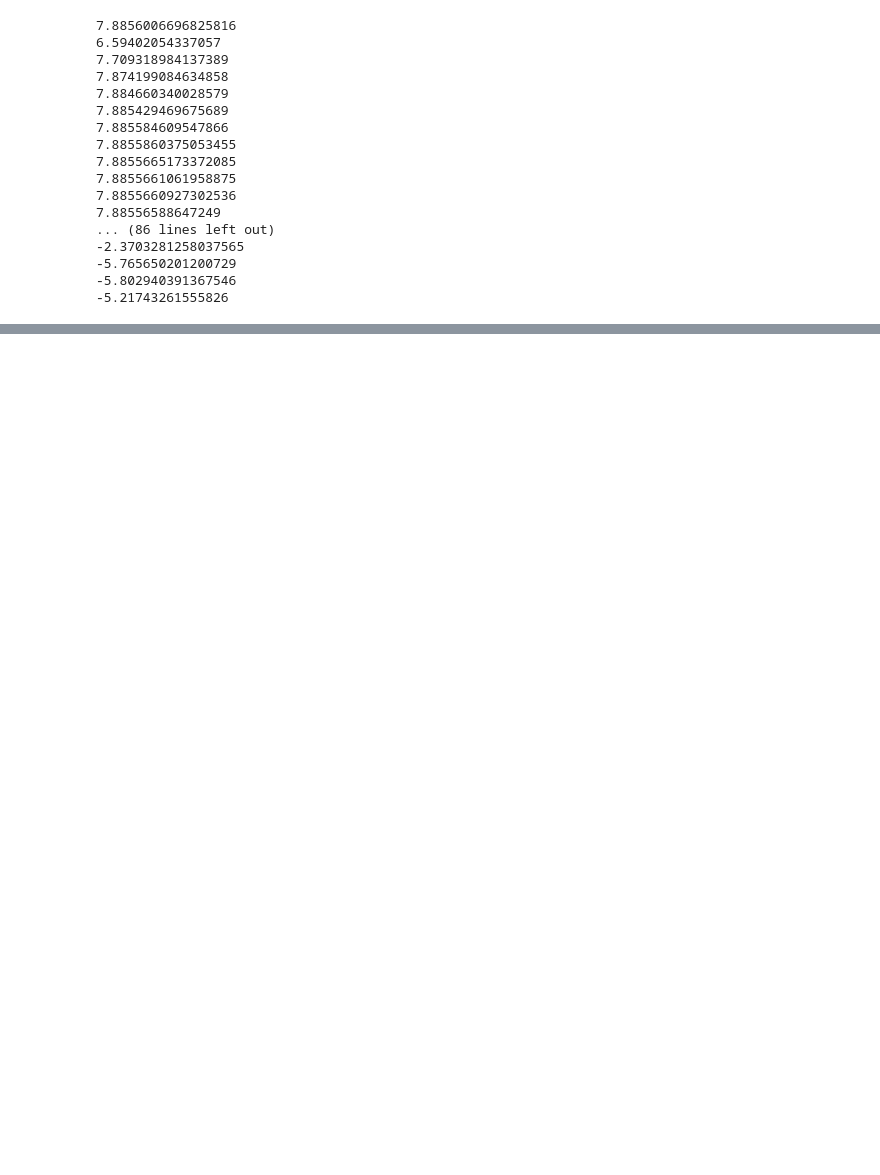
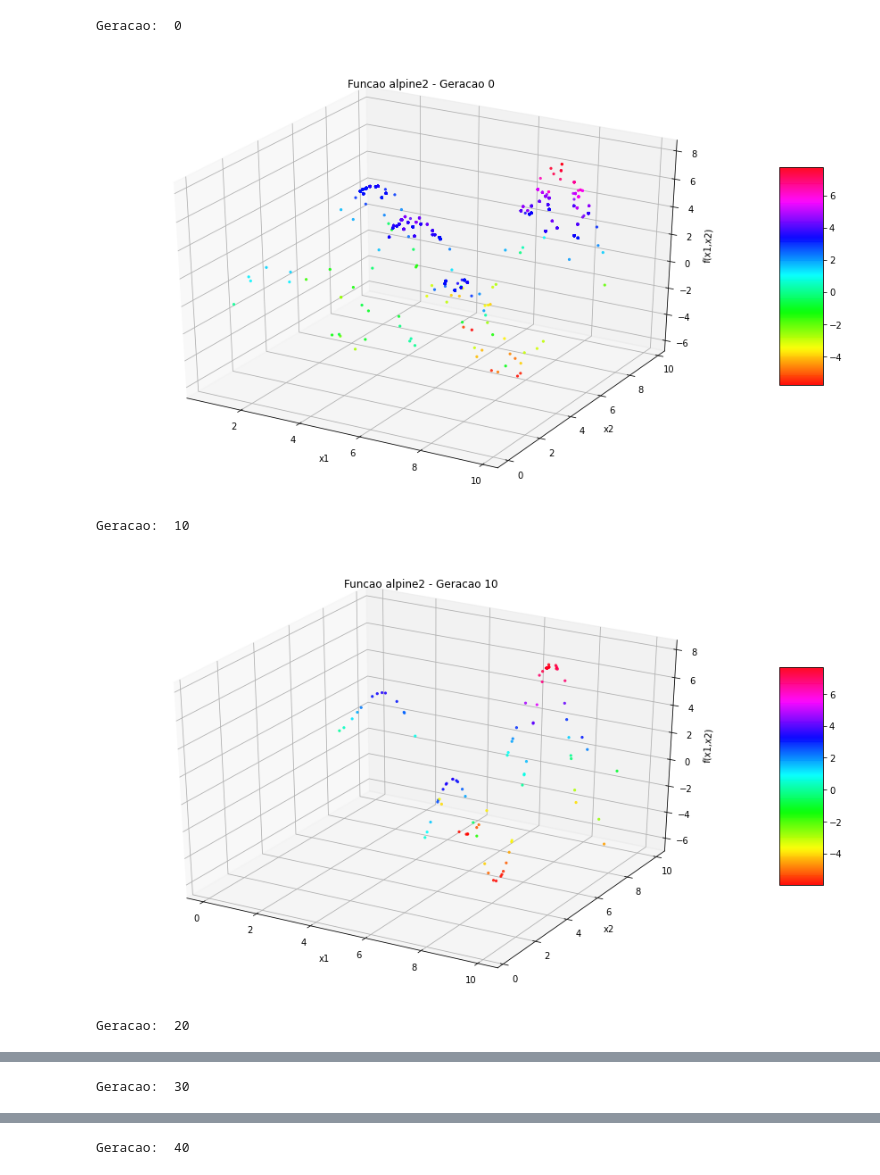
Before and after one commit to dissantos/AI_Practices, a Jupyter notebook: Laboratory/Practice_6_Genetico/algoritmo_genetico.ipynb, the cells around one changed output, grey strips where cells are left out. Cells and saved outputs as stored; diff of their text form; code cells hidden in the pictures; blank space fills up the shorter version.

Commit message:
Genetic algorithm report

```diff
--- a/Laboratory/Practice_6_Genetico/algoritmo_genetico.ipynb
+++ b/Laboratory/Practice_6_Genetico/algoritmo_genetico.ipynb
@@ -42,11 +77,12 @@ def crossover(P1, P2, tx_crossover):
     C1 = P1
     C2 = P2
     alpha = np.random.random()
+    rand = np.random.random()
     for i in range(len(P1)):
         t = alpha*P1[i] + (1 - alpha)*P2[i]
         s = alpha*P2[i] + (1 - alpha)*P1[i]
 
-        if (t >= 0 and t <= 10 and s >= 0 and s <= 10):
+        if (t >= 0 and t <= 10 and s >= 0 and s <= 10) and tx_crossover > rand:
             C1[i] = t
             C2[i] = s
 
@@ -54,15 +93,16 @@ def crossover(P1, P2, tx_crossover):
 # %%
-# Netodo de selecao - roleta
+# Metodo de selecao - roleta
 def selecao_roleta(Fx, df):
     posicao = 0
     soma_acumulada = np.cumsum(Fx)
     tamanho = len(Fx)
     limite = soma_acumulada[tamanho-1]
     divisao = np.random.randint(1,9)
-    rand = np.random.uniform(0.0, limite/divisao)
+    rand = random.triangular(0, 100,limite)
 
     for i, valor in enumerate(soma_acumulada):
         if rand <= valor:
             posicao = i
             break
+
     return df.loc[posicao]
@@ -79,0 +201,3 @@ def selecao_torneio(df,n):
+# %%
+def populacao_media(populacao):
+    return populacao.mean(axis = 0)
@@ -80,7 +207,11 @@ def selecao_torneio(df,n):
 # %%
-# define tamanho da populacao
-tamanho_pop: int = 100
+# Parametros do algoritmo genetico
+tamanho_pop: int = 1000
 tx_mutacao = 0.05
+tx_crossover = 0.8
+# num geracoes
+total_geracoes = 50
+melhor_geracao = 0
 
 # Cria dataframe e preenche com valores randomicos
 populacao = pd.DataFrame(np.random.uniform(0.0, 10.0, size=(tamanho_pop, 2)), columns=['X1', 'X2'])
@@ -92,8 +223,7 @@ best = []
 pior = []
 melhor = []
 media = []
-# num geracoes
-total_geracoes = 50
+
 
 for geracao in tqdm(range(total_geracoes)) :
     # ordena
@@ -103,56 +233,53 @@ for geracao in tqdm(range(total_geracoes)) :
         best = populacao_ordenada.loc[0]
     elif f_alpine02(best) < f_alpine02(populacao_ordenada.loc[0]):
         best = populacao_ordenada.loc[0]
+        melhor_geracao = geracao
 
     melhor.append(populacao_ordenada.loc[0])
     pior.append(populacao_ordenada.loc[tamanho_pop-1])
-    #media.append()
+    media.append(populacao_media(populacao_ordenada.copy()))
 
     Fx = ranking_linear(populacao_ordenada, 10, 0)
     populacao_ordenada = populacao_ordenada.drop('aux', axis=1)
 
     nova_populacao = pd.DataFrame(columns = ['X1', 'X2'])
     for i in range(0, int(tamanho_pop/2)):
         # chama selecao
         P1 = selecao_roleta(Fx, populacao_ordenada)
-        P2 = selecao_roleta(Fx, populacao_ordenada)
+        # para que não haja repetição de individuos
+        while(True):
+            P2 = selecao_roleta(Fx, populacao_ordenada)
+
+            if( P2['X1'] == P1['X1'] and P2['X2'] == P1['X2']):
+                break
 
         # transforma P1 e P2 em vetor
         P1 = P1.to_numpy()
         P2 = P2.to_numpy()
 
         # faz crossover
-        C1, C2 = crossover(P1, P2,0.7)
+        C1, C2 = crossover(P1, P2, tx_crossover)
 
         # Realizar mutacao de C1 e C2
         C1 = mutacao_uniforme(C1, tx_mutacao)
         C2 = mutacao_uniforme(C2, tx_mutacao)
 
         nova_populacao=nova_populacao.append(pd.DataFrame(data=[C1, C2], columns = ['X1', 'X2'] ))
 
     populacao = nova_populacao.reset_index(drop=True)
+    plot_geracao_3d(populacao,geracao)
 
-print(f_alpine02(best))
-for i in melhor:
-    print(f_alpine02(i))
-print()
-for i in pior:
-    print(f_alpine02(i))
+
+
+
+print("==========================================")
+print("Best individuo: ")
+print(best)
+print("Funcao alpine02: ",f_alpine02(best))
+print("Geracao: ",melhor_geracao)
 # %% [output]
-7.8856006696825816
-6.59402054337057
-7.709318984137389
-7.874199084634858
-7.884660340028579
-7.885429469675689
-7.885584609547866
-7.8855860375053455
-7.8855665173372085
-7.8855661061958875
-7.8855660927302536
-7.88556588647249
-... (86 lines left out)
--2.3703281258037565
--5.765650201200729
--5.802940391367546
--5.21743261555826
+Geracao:  0
+[figure, added]
+Geracao:  10
+[figure, added]
+Geracao:  20
@@ -158,0 +287 @@ for i in pior:
+Geracao:  30
@@ -158,0 +289 @@ for i in pior:
+Geracao:  40
```
Also changed, not shown: parts of 21 cells of this notebook, 3 other files.
